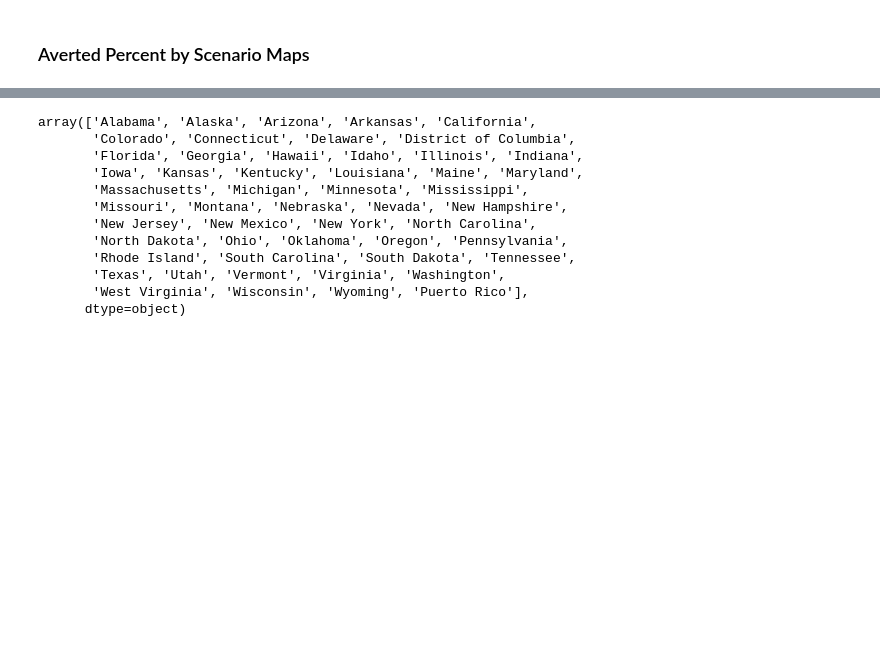
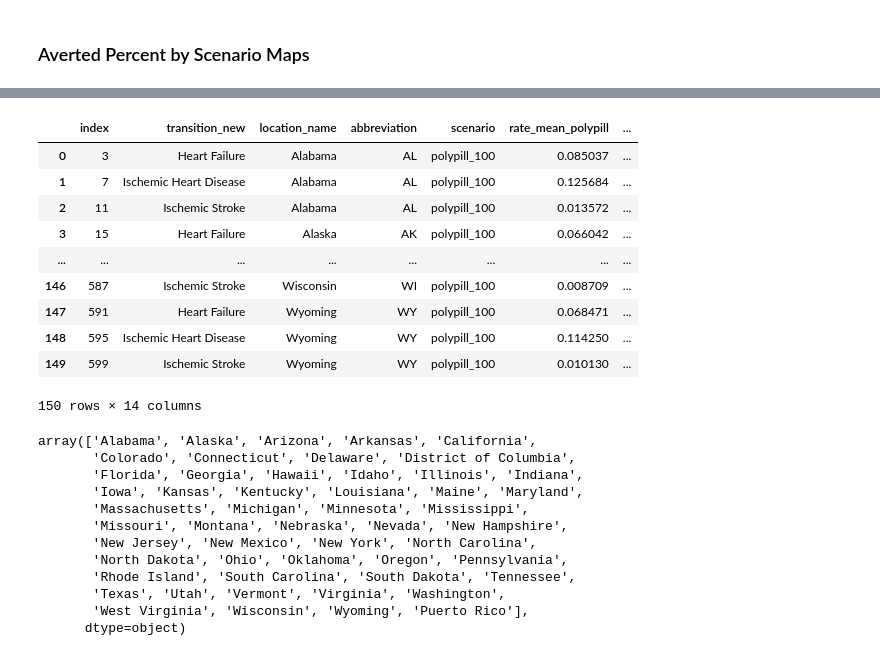
Before and after one commit to ihmeuw/vivarium_research_nih_us_cvd, a Jupyter notebook: map_figures_8.4.23.ipynb, the cells around one changed output, grey strips where cells are left out. Drawn from its saved outputs; the diff is of its cells as text; code cells hidden in the pictures; blank space fills up the shorter version.

```diff
--- a/map_figures_8.4.23.ipynb
+++ b/map_figures_8.4.23.ipynb
@@ -175,3 +235,12 @@ daly_state_rate = daly_state.merge(US_pop[['location_name','abbreviation','scala
                              person_time[['input_draw','year','scenario','location','ptvalue']], on=['input_draw','year','scenario','location'])
 daly_state_rate['rate'] = daly_state_rate['daly'] / daly_state_rate['ptvalue']
 #daly_state_rate
+# %%
+daly = daly.loc[daly.cause!='other_causes']
+daly['transition_new'] = np.where(daly.cause.isin(['heart_failure_residual']), 'Heart Failure', np.where(daly.cause.isin(['acute_ischemic_stroke','chronic_ischemic_stroke']),'Ischemic Stroke','Ischemic Heart Disease'))
+daly_state_allyear = daly.groupby(['input_draw','scenario','location','transition_new']).daly.sum().reset_index()
+daly_state_allyear['location_name'] = daly_state_allyear.location.apply(convert)
+daly_state_allyear_rate = daly_state_allyear.merge(US_pop[['location_name','abbreviation','scalar']], on=['location_name']).merge(
+                             person_time_allyears[['input_draw','scenario','location','ptvalue']], on=['input_draw','scenario','location'])
+daly_state_allyear_rate['rate'] = daly_state_allyear_rate['daly'] / daly_state_allyear_rate['ptvalue']
+daly_state_allyear_rate.head()
@@ -182,3 +258,10 @@ daly_state_rate_total = daly_state_rate.merge(daly_state_rate_baseline[['input_d
 daly_state_rate_total['averted_count'] = daly_state_rate_total['baseline'] - daly_state_rate_total['rate']
 daly_state_rate_total['averted_percent'] = 100*((daly_state_rate_total['baseline'] - daly_state_rate_total['rate'])/daly_state_rate_total['baseline'])
 #daly_state_rate_total#.head()
+# %%
+daly_state_allyear_rate_baseline = daly_state_allyear_rate.loc[daly_state_allyear_rate.scenario == 'baseline']
+daly_state_allyear_rate_baseline = daly_state_allyear_rate_baseline.rename(columns = {'rate':'baseline'})
+daly_state_allyear_rate_total = daly_state_allyear_rate.merge(daly_state_allyear_rate_baseline[['input_draw','location_name','transition_new','baseline']], on=['input_draw','location_name','transition_new'])
+daly_state_allyear_rate_total['averted_count'] = daly_state_allyear_rate_total['baseline'] - daly_state_allyear_rate_total['rate']
+daly_state_allyear_rate_total['averted_percent'] = 100*((daly_state_allyear_rate_total['baseline'] - daly_state_allyear_rate_total['rate'])/daly_state_allyear_rate_total['baseline'])
+daly_state_allyear_rate_total.head()
@@ -185,7 +275,7 @@ daly_state_rate_total['averted_percent'] = 100*((daly_state_rate_total['baseline
 # %%
-daly_state_rate_summ = (daly_state_rate_total
-                      .groupby(['year','location_name','abbreviation','transition_new','scenario'])
+daly_state_allyear_rate_summ = (daly_state_allyear_rate_total
+                      .groupby(['location_name','abbreviation','transition_new','scenario'])
                       .aggregate({'averted_count':['mean',q25,q975],
                                   'averted_percent':['mean',q25,q975],
                                  'rate':['mean',q25,q975]}))
-#daly_state_rate_summ.head()
+daly_state_allyear_rate_summ.head()
@@ -193,3 +299,7 @@ daly_state_rate_summ = (daly_state_rate_total
 daly_state_rate_summ.columns = ["_".join(a) for a in daly_state_rate_summ.columns.to_flat_index()]
 daly_state_rate_summ.reset_index(inplace=True)
 #daly_state_rate_summ.head()
+# %%
+daly_state_allyear_rate_summ.columns = ["_".join(a) for a in daly_state_allyear_rate_summ.columns.to_flat_index()]
+daly_state_allyear_rate_summ.reset_index(inplace=True)
+daly_state_allyear_rate_summ.head()
@@ -327,15 +444,27 @@ tran_state_rate_map = tran_state_rate_map.merge(pop[['location_name','id']], on=
 #tran_state_rate_map
 # %%
 daly_state_rate_map = pd.DataFrame()
-daly_state_rate_map[['year','transition_new','location_name','abbreviation','scenario','rate_mean','averted_count_mean','averted_percent_mean']] = daly_state_rate_summ[['year','transition_new','location_name','abbreviation','scenario','rate_mean','averted_count_mean','averted_percent_mean']]
+daly_state_rate_map[['transition_new','location_name','abbreviation','scenario','rate_mean','averted_count_mean','averted_percent_mean']] = daly_state_allyear_rate_summ[['transition_new','location_name','abbreviation','scenario','rate_mean','averted_count_mean','averted_percent_mean']]
 daly_state_rate_map_polypill = daly_state_rate_map.loc[daly_state_rate_map.scenario=='polypill_100'].reset_index()
 daly_state_rate_map_polypill = daly_state_rate_map_polypill.rename(columns = {'rate_mean':'rate_mean_polypill','averted_count_mean':'averted_count_mean_polypill','averted_percent_mean':'averted_percent_mean_polypill'})
 daly_state_rate_map_outreach = daly_state_rate_map.loc[daly_state_rate_map.scenario=='outreach_100'].reset_index()
 daly_state_rate_map_outreach = daly_state_rate_map_outreach.rename(columns = {'rate_mean':'rate_mean_outreach','averted_count_mean':'averted_count_mean_outreach','averted_percent_mean':'averted_percent_mean_outreach'})
 daly_state_rate_map_lifestyle = daly_state_rate_map.loc[daly_state_rate_map.scenario=='lifestyle_100'].reset_index()
 daly_state_rate_map_lifestyle = daly_state_rate_map_lifestyle.rename(columns = {'rate_mean':'rate_mean_lifestyle','averted_count_mean':'averted_count_mean_lifestyle','averted_percent_mean':'averted_percent_mean_lifestyle'}).reset_index()
 daly_state_rate_map = pd.concat([daly_state_rate_map_polypill, daly_state_rate_map_outreach[['rate_mean_outreach','averted_count_mean_outreach','averted_percent_mean_outreach']], daly_state_rate_map_lifestyle[['rate_mean_lifestyle','averted_count_mean_lifestyle','averted_percent_mean_lifestyle']]], axis=1)
-#daly_state_rate_map
+daly_state_rate_map
+# %% [output]
+|  | index | transition_new | location_name | abbreviation | scenario | rate_mean_polypill | ... |
+| 0 | 3 | Heart Failure | Alabama | AL | polypill_100 | 0.085037 | ... |
+| 1 | 7 | Ischemic Heart Disease | Alabama | AL | polypill_100 | 0.125684 | ... |
+| 2 | 11 | Ischemic Stroke | Alabama | AL | polypill_100 | 0.013572 | ... |
+| 3 | 15 | Heart Failure | Alaska | AK | polypill_100 | 0.066042 | ... |
+| ... | ... | ... | ... | ... | ... | ... | ... |
+| 146 | 587 | Ischemic Stroke | Wisconsin | WI | polypill_100 | 0.008709 | ... |
+| 147 | 591 | Heart Failure | Wyoming | WY | polypill_100 | 0.068471 | ... |
+| 148 | 595 | Ischemic Heart Disease | Wyoming | WY | polypill_100 | 0.114250 | ... |
+| 149 | 599 | Ischemic Stroke | Wyoming | WY | polypill_100 | 0.010130 | ... |
+150 rows × 14 columns
 # %%
 pop = data.population_engineers_hurricanes()
 pop= pop.rename(columns = {'state':'location_name'})
```
Also changed, not shown: parts of 17 cells of this notebook, 10 other files.
